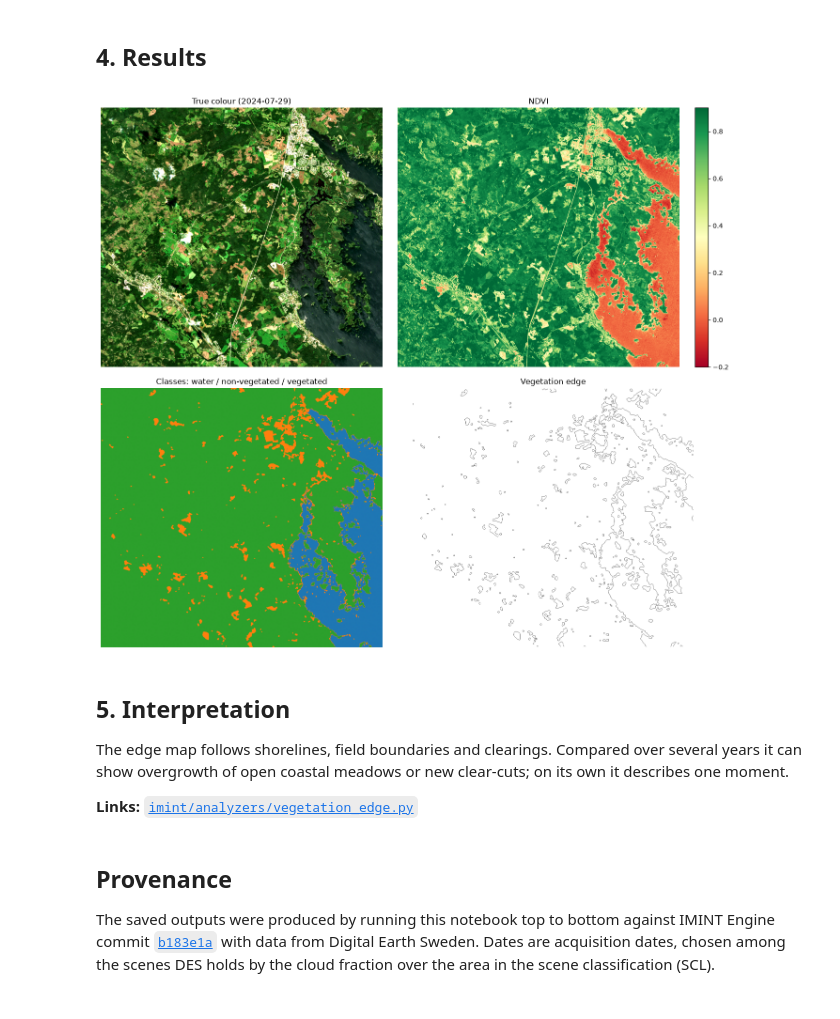
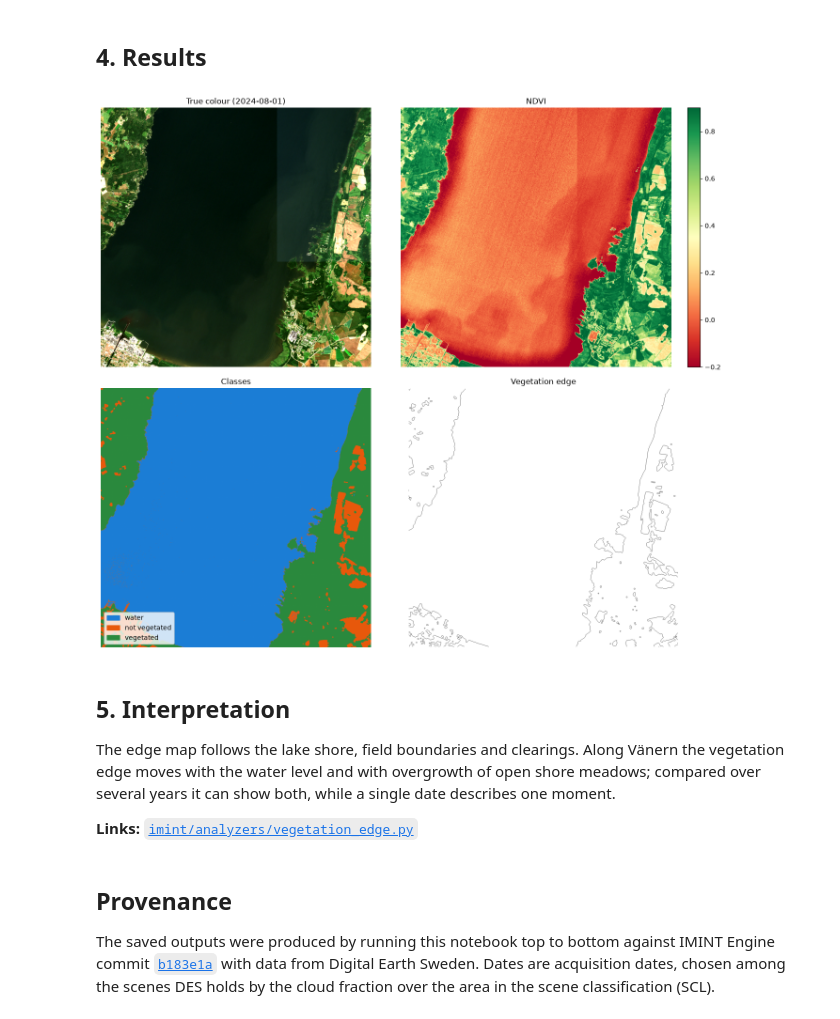
Before and after one commit to DigitalEarthSwedenExperimentalLab/imintengine, a Jupyter notebook: notebooks/sdl3-cases/070_CASE_060-Vegetation-Edge.ipynb, the cells around one changed output. Saved outputs shown, nothing was run; the diff lists cells and outputs as text; code cells hidden in the pictures.

```diff
--- a/notebooks/sdl3-cases/070_CASE_060-Vegetation-Edge.ipynb
+++ b/notebooks/sdl3-cases/070_CASE_060-Vegetation-Edge.ipynb
@@ -70,7 +78,10 @@ from imint.fetch import fetch_des_data
 
 def load_scene(date, aoi, max_cloud=0.3):
     """Fetch one Sentinel-2 L2A scene from Digital Earth Sweden with your login (no fallback)."""
-    scene = fetch_des_data(date=date, coords=aoi, cloud_threshold=max_cloud, token=des_token())
+    scene = fetch_des_data(date=date, coords=aoi, cloud_threshold=max_cloud)
+    nodata = np.all(np.stack([a == 0 for a in scene.bands.values()]), axis=0)
+    if nodata.mean() > 0.01:  # the archive sometimes holds only part of a scene
+        raise ValueError(f"{date}: {nodata.mean():.0%} of the area has no data in this DES scene; use another date")
     land = np.isin(scene.scl, [4, 5])  # cloud-free vegetation and bare soil
     if land.any():
         empty = [b for b, a in scene.bands.items() if (a[land] == 0).mean() > 0.05]
@@ -78,11 +89,11 @@ def load_scene(date, aoi, max_cloud=0.3):
             raise ValueError(f"{date}: bands {empty} are empty over land in this DES scene; use another date")
     h, w = scene.rgb.shape[:2]
     print(f"{date}: {len(scene.bands)} bands, {h} x {w} px at 10 m, "
-          f"cloud {scene.cloud_fraction:.1%} (SCL), CRS {scene.geo.crs}")
+          f"cloud and shadow {scene.cloud_fraction:.1%} (SCL), CRS {scene.geo.crs}")
     return scene
 
-AOI = {"west": 16.30, "south": 56.95, "east": 16.50, "north": 57.05}
-DATE = "2024-07-29"
+AOI = {"west": 13.15, "south": 58.50, "east": 13.35, "north": 58.60}  # Lidköping–Läckö, Vänern
+DATE = "2024-08-01"
 
 scene = load_scene(DATE, AOI)
 # %% [output]
@@ -127,22 +137,28 @@ vegetated fraction: 81.8%, edge segments: 261
 # %%
 fig, axes = plt.subplots(2, 2, figsize=(14, 12))
 axes[0, 0].imshow(scene.rgb); axes[0, 0].set_title(f"True colour ({DATE})")
 im = axes[0, 1].imshow(ve["ndvi"], cmap="RdYlGn", vmin=-0.2, vmax=0.9); axes[0, 1].set_title("NDVI")
 fig.colorbar(im, ax=axes[0, 1], fraction=0.046)
-axes[1, 0].imshow(ve["segmentation_map"], cmap="tab10", vmin=0, vmax=9)
-axes[1, 0].set_title("Classes: water / non-vegetated / vegetated")
+from matplotlib.colors import ListedColormap
+from matplotlib.patches import Patch
+class_colours = ["#1c7ed6", "#e8590c", "#2b8a3e"]  # 0 water, 1 not vegetated, 2 vegetated
+axes[1, 0].imshow(ve["segmentation_map"], cmap=ListedColormap(class_colours), vmin=0, vmax=2)
+axes[1, 0].legend(handles=[Patch(color=c, label=l) for c, l in
+                           zip(class_colours, ["water", "not vegetated", "vegetated"])], loc="lower left")
+axes[1, 0].set_title("Classes")
 axes[1, 1].imshow(ve["vegetation_edge_mask"], cmap="binary"); axes[1, 1].set_title("Vegetation edge")
 for ax in axes.flat:
     ax.axis("off")
 plt.tight_layout()
 plt.show()
 # %% [output]
-[figure, old version]
+[figure, new version]
 # %% [markdown]
 ## 5. Interpretation
 
-The edge map follows shorelines, field boundaries and clearings. Compared over several years it can
-show overgrowth of open coastal meadows or new clear-cuts; on its own it describes one moment.
+The edge map follows the lake shore, field boundaries and clearings. Along Vänern the vegetation edge
+moves with the water level and with overgrowth of open shore meadows; compared over several years it
+can show both, while a single date describes one moment.
 
 **Links:** [`imint/analyzers/vegetation_edge.py`](https://github.com/DigitalEarthSwedenExperimentalLab/imintengine/blob/b183e1a/imint/analyzers/vegetation_edge.py)
 # %% [markdown]
```
Also changed, not shown: parts of 7 cells of this notebook, 11 other files.
